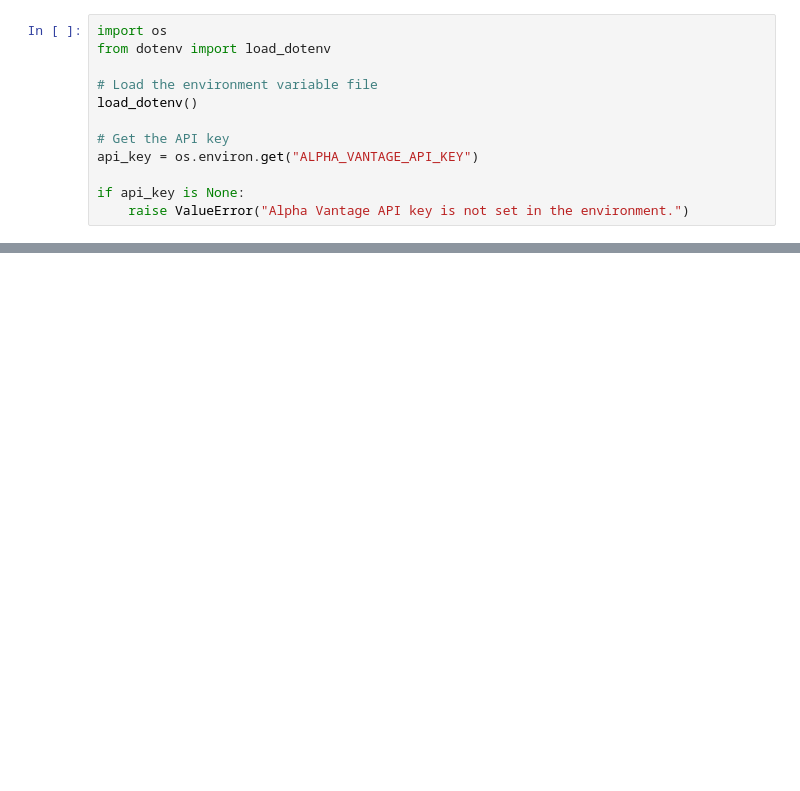
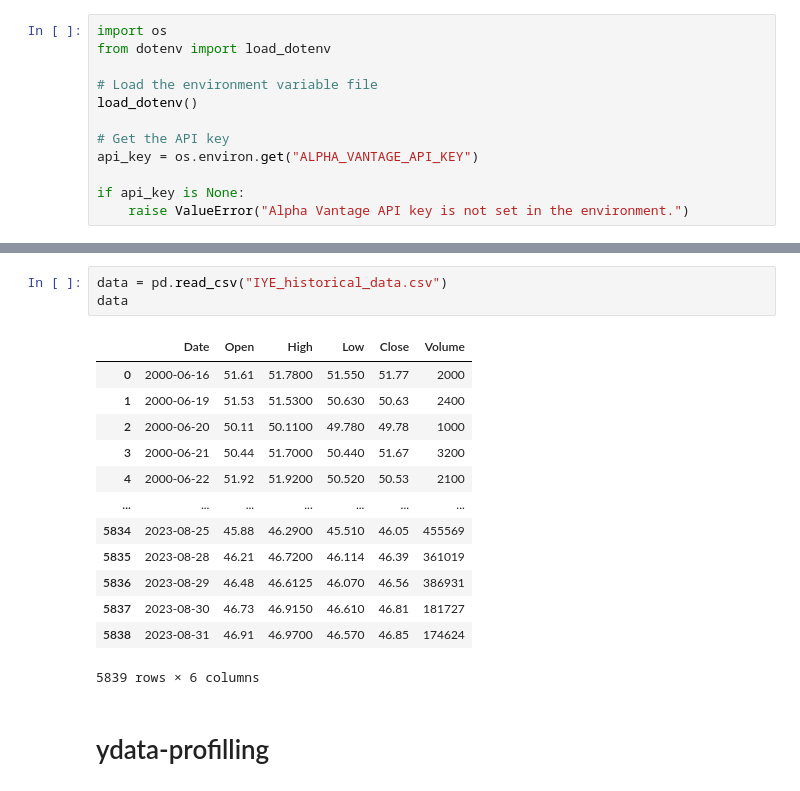
Before and after one commit to chyj0805/Project_2, a Jupyter notebook: Fetures/Vantage_API_data_fetches.ipynb, the cells around one changed output, grey strips where cells are left out. Cells and saved outputs as stored; diff of their text form; blank space fills up the shorter version.

```diff
--- a/Fetures/Vantage_API_data_fetches.ipynb
+++ b/Fetures/Vantage_API_data_fetches.ipynb
@@ -131,0 +135,19 @@ get_MACD_data(api_key, stock_symbol)
+# %%
+data = pd.read_csv("IYE_historical_data.csv")
+data
+# %% [output]
+|  | Date | Open | High | Low | Close | Volume |
+| 0 | 2000-06-16 | 51.61 | 51.7800 | 51.550 | 51.77 | 2000 |
+| 1 | 2000-06-19 | 51.53 | 51.5300 | 50.630 | 50.63 | 2400 |
+| 2 | 2000-06-20 | 50.11 | 50.1100 | 49.780 | 49.78 | 1000 |
+| 3 | 2000-06-21 | 50.44 | 51.7000 | 50.440 | 51.67 | 3200 |
+| 4 | 2000-06-22 | 51.92 | 51.9200 | 50.520 | 50.53 | 2100 |
+| ... | ... | ... | ... | ... | ... | ... |
+| 5834 | 2023-08-25 | 45.88 | 46.2900 | 45.510 | 46.05 | 455569 |
+| 5835 | 2023-08-28 | 46.21 | 46.7200 | 46.114 | 46.39 | 361019 |
+| 5836 | 2023-08-29 | 46.48 | 46.6125 | 46.070 | 46.56 | 386931 |
+| 5837 | 2023-08-30 | 46.73 | 46.9150 | 46.610 | 46.81 | 181727 |
+| 5838 | 2023-08-31 | 46.91 | 46.9700 | 46.570 | 46.85 | 174624 |
+5839 rows × 6 columns
+# %% [markdown]
+# ydata-profilling
```
Also changed, not shown: parts of 6 cells of this notebook.
